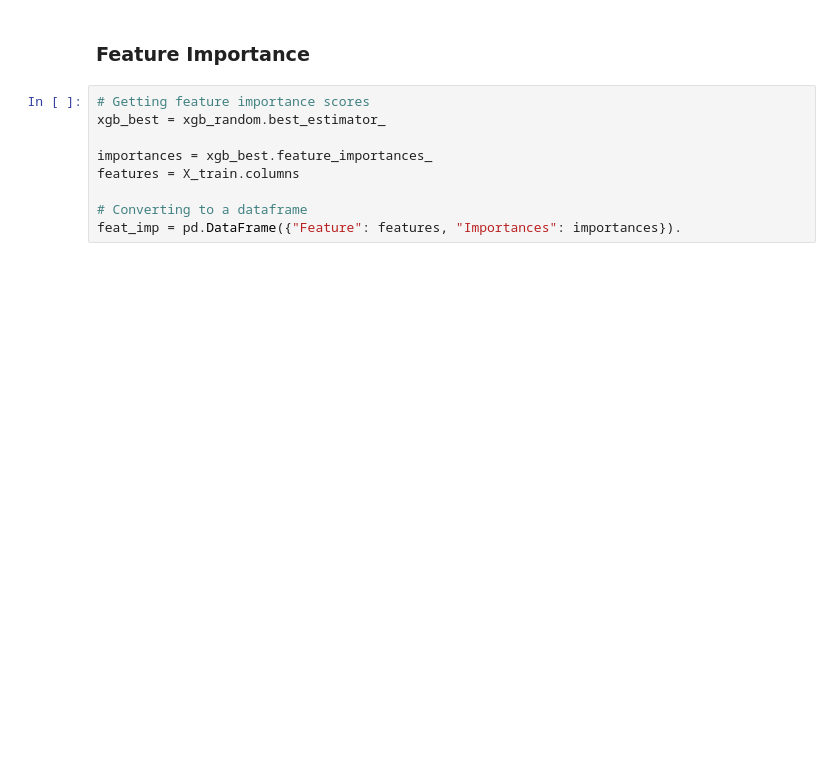
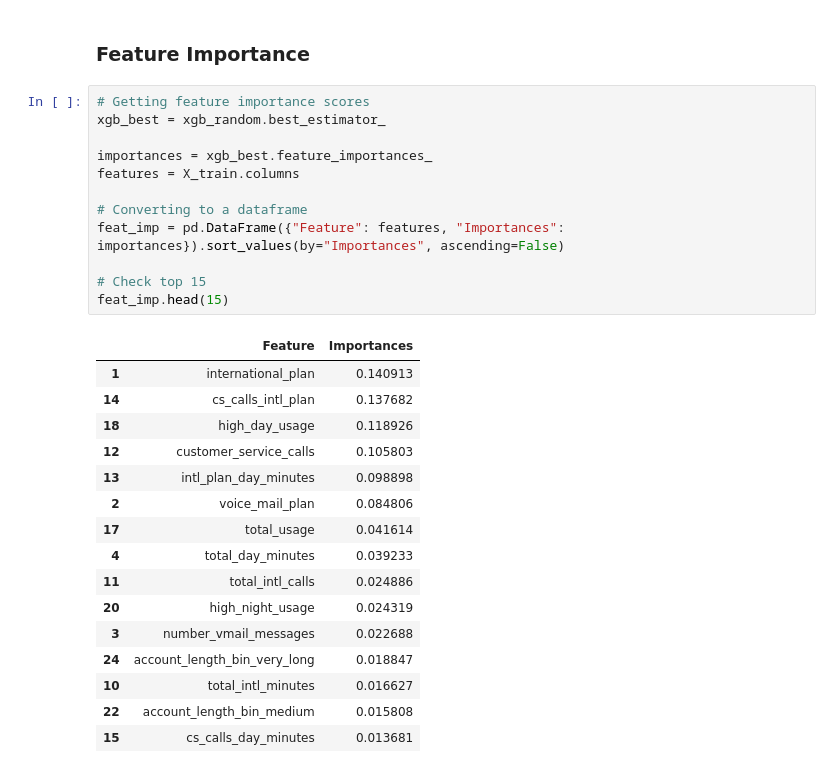
Before and after one commit to Mercykirwa25/End_Phase_3_Project, a Jupyter notebook: Churn_dataset.ipynb, the cells around one changed output. Saved outputs shown, nothing was run; the diff lists cells and outputs as text; blank space fills up the shorter version.

```diff
--- a/Churn_dataset.ipynb
+++ b/Churn_dataset.ipynb
@@ -1474,9 +1475,29 @@ This makes **XGBoost** the best overall model for churn prediction.
 # %%
 # Getting feature importance scores
 xgb_best = xgb_random.best_estimator_
 
 importances = xgb_best.feature_importances_
 features = X_train.columns
 
 # Converting to a dataframe
-feat_imp = pd.DataFrame({"Feature": features, "Importances": importances}).
+feat_imp = pd.DataFrame({"Feature": features, "Importances": importances}).sort_values(by="Importances", ascending=False)
+
+# Check top 15
+feat_imp.head(15)
+# %% [output]
+|  | Feature | Importances |
+| 1 | international_plan | 0.140913 |
+| 14 | cs_calls_intl_plan | 0.137682 |
+| 18 | high_day_usage | 0.118926 |
+| 12 | customer_service_calls | 0.105803 |
+| 13 | intl_plan_day_minutes | 0.098898 |
+| 2 | voice_mail_plan | 0.084806 |
+| 17 | total_usage | 0.041614 |
+| 4 | total_day_minutes | 0.039233 |
+| 11 | total_intl_calls | 0.024886 |
+| 20 | high_night_usage | 0.024319 |
+| 3 | number_vmail_messages | 0.022688 |
+| 24 | account_length_bin_very_long | 0.018847 |
+| 10 | total_intl_minutes | 0.016627 |
+| 22 | account_length_bin_medium | 0.015808 |
+| 15 | cs_calls_day_minutes | 0.013681 |
```
Also changed, not shown: parts of 11 cells of this notebook.
